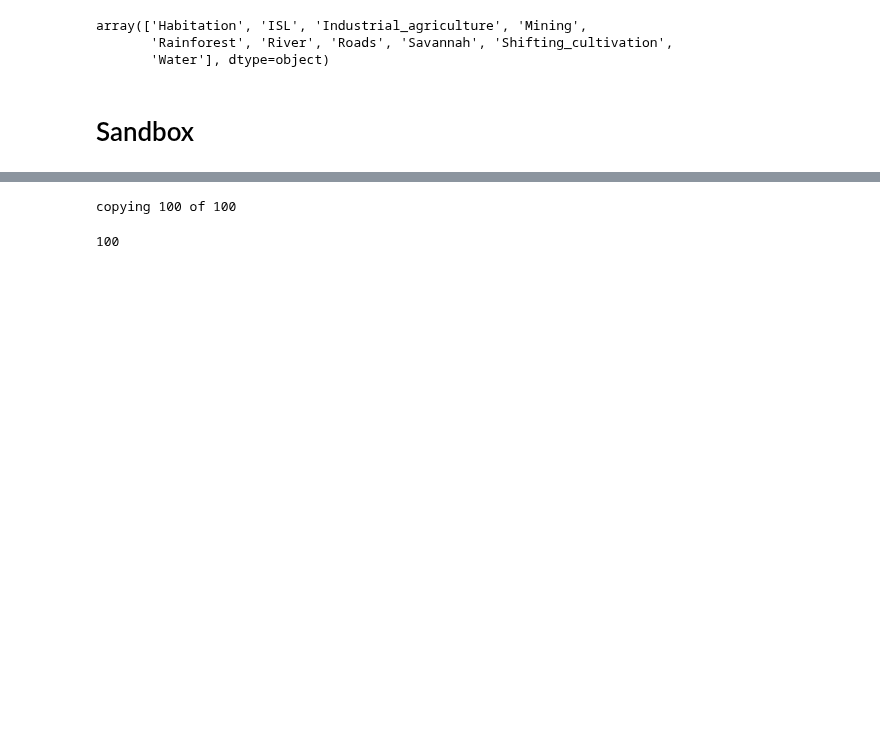
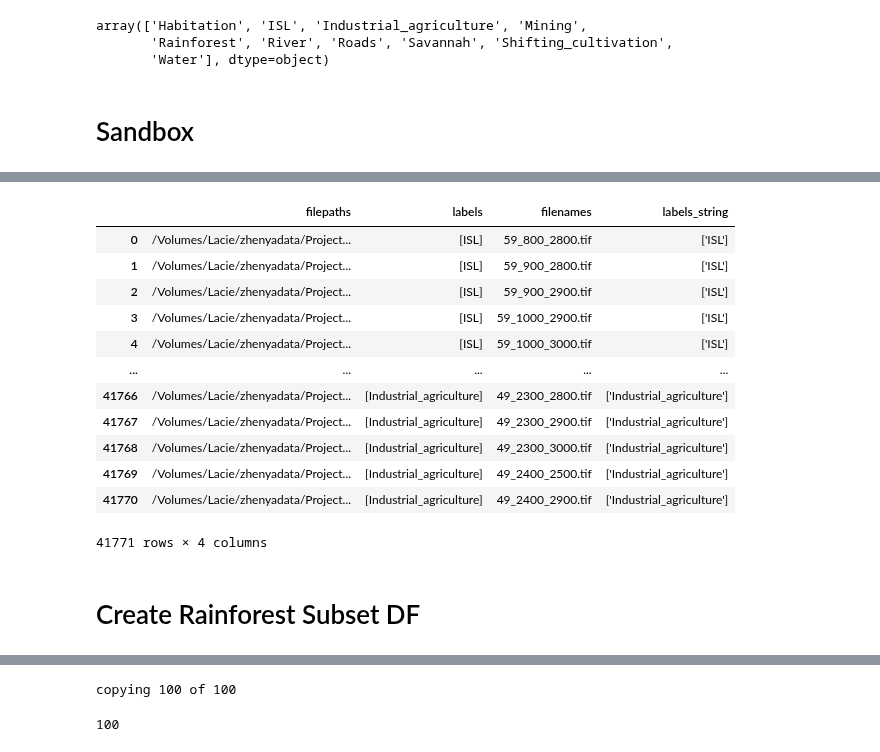
Before and after one commit to Project-Canopy/cb_feature_detection, a Jupyter notebook: data-prep/create_label_file_Zhenya.ipynb, the cells around one changed output, grey strips where cells are left out. Saved outputs shown, nothing was run; the diff lists cells and outputs as text; code cells hidden in the pictures; blank space fills up the shorter version.

```diff
--- a/data-prep/create_label_file_Zhenya.ipynb
+++ b/data-prep/create_label_file_Zhenya.ipynb
@@ -269,0 +302,24 @@ array(['Habitation', 'ISL', 'Industrial_agriculture', 'Mining',
+# %%
+# label_df["labels"]
+
+label_df["labels_string"] = label_df["labels"].apply(lambda x : str(x))
+
+# label_df["labels"].applymap(str)
+# %%
+label_df
+# %% [output]
+|  | filepaths | labels | filenames | labels_string |
+| 0 | /Volumes/Lacie/zhenyadata/Project... | [ISL] | 59_800_2800.tif | ['ISL'] |
+| 1 | /Volumes/Lacie/zhenyadata/Project... | [ISL] | 59_900_2800.tif | ['ISL'] |
+| 2 | /Volumes/Lacie/zhenyadata/Project... | [ISL] | 59_900_2900.tif | ['ISL'] |
+| 3 | /Volumes/Lacie/zhenyadata/Project... | [ISL] | 59_1000_2900.tif | ['ISL'] |
+| 4 | /Volumes/Lacie/zhenyadata/Project... | [ISL] | 59_1000_3000.tif | ['ISL'] |
+| ... | ... | ... | ... | ... |
+| 41766 | /Volumes/Lacie/zhenyadata/Project... | [Industrial_agriculture] | 49_2300_2800.tif | ['Industrial_agriculture'] |
+| 41767 | /Volumes/Lacie/zhenyadata/Project... | [Industrial_agriculture] | 49_2300_2900.tif | ['Industrial_agriculture'] |
+| 41768 | /Volumes/Lacie/zhenyadata/Project... | [Industrial_agriculture] | 49_2300_3000.tif | ['Industrial_agriculture'] |
+| 41769 | /Volumes/Lacie/zhenyadata/Project... | [Industrial_agriculture] | 49_2400_2500.tif | ['Industrial_agriculture'] |
+| 41770 | /Volumes/Lacie/zhenyadata/Project... | [Industrial_agriculture] | 49_2400_2900.tif | ['Industrial_agriculture'] |
+41771 rows × 4 columns
+# %% [markdown]
+# Create Rainforest Subset DF
```
Also changed, not shown: parts of 24 cells of this notebook, 4 other files.
